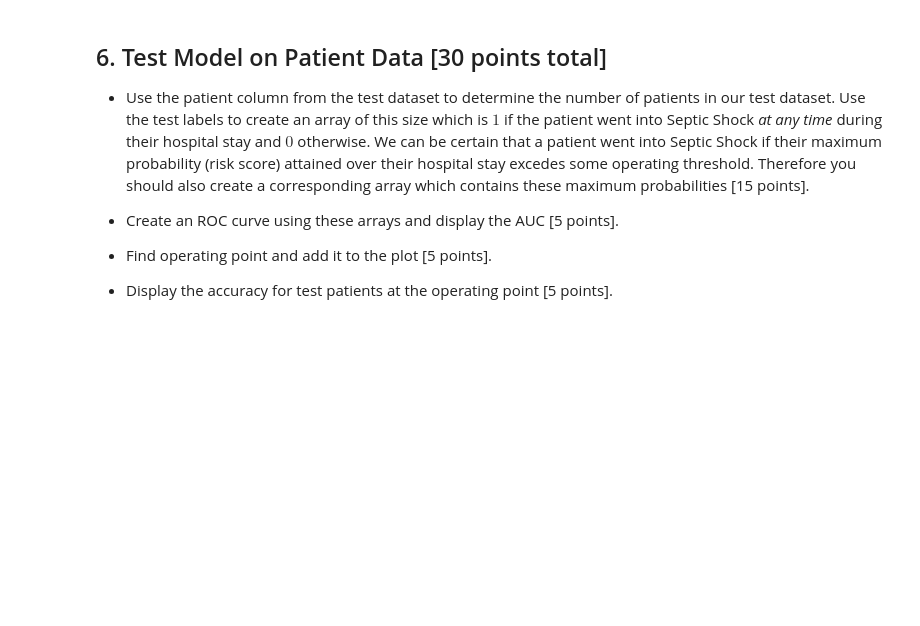
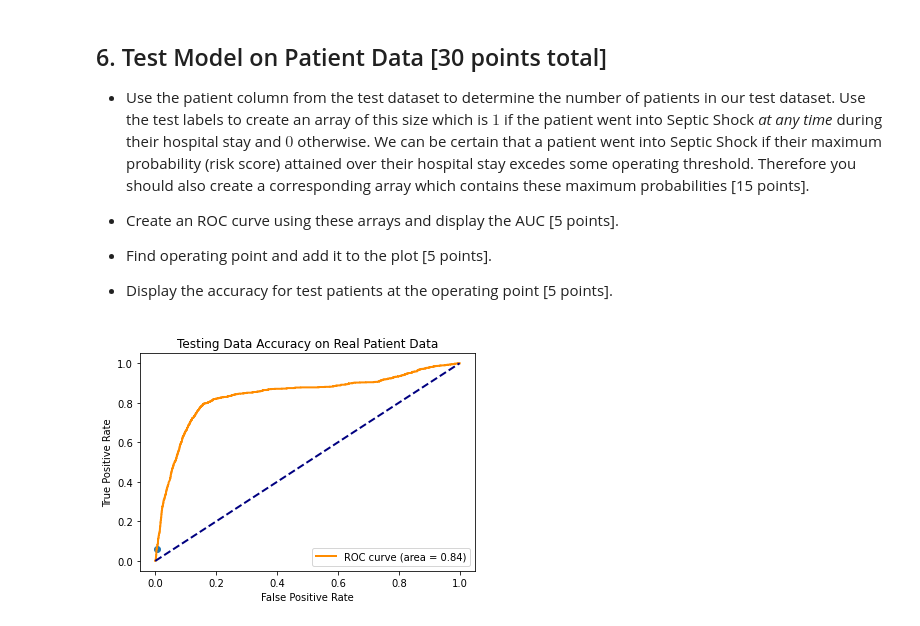
Before and after one commit to pdijour/Septic_Shock, a Jupyter notebook: lab3.ipynb, the cells around one changed output. Cells and saved outputs as stored; diff of their text form; code cells hidden in the pictures; blank space fills up the shorter version.

```diff
--- a/lab3.ipynb
+++ b/lab3.ipynb
@@ -103,0 +258,68 @@ Write your code here
+# %%
+patientsCol = testdata['patient'].values # Patients column from test dataset
+
+"""
+Write your code here
+"""
+# take all unique values from patient column
+# find indices of the unique values, put into a list
+# probability = predict_proba(x_test) at those indices
+# ytest at those indices
+# Get ROC and AUC from ytest and probability
+
+patients_idx = []
+patients = np.unique(patientsCol)
+# for i in patients:
+#   # patients_idx.append(np.where(patientsCol == i))
+#   patients_idx.append(patientsCol.tolist().index(i))
+
+ytest_pt = []
+ypred_max = []
+
+ypred = model.predict_proba(Xtest)[:,1]
+
+for i in patients:
+  # find time indices for each unique patient
+  indices = np.where(patientsCol == i)
+  # for each pt, find if they went into septic shock during hospital stay
+  patient = ytest[indices]
+  if patient.max() == 1:
+    ytest_pt.append(1)
+  else:
+    ytest_pt.append(0)
+
+  # for each pt, find max risk score
+  ypred_idx = ypred[indices]
+  ypred_max.append(ypred_idx.max())
+
+# calculate ROC curve
+fpr, tpr, thresholds = roc_curve(ytest_pt, ypred_max)
+
+# Calculate AUC score
+auc_score = auc(fpr, tpr)
+
+# Calculate Operating Point
+max_operating_pt = 0
+for i in range(len(fpr)):
+  proportion = tpr[i]/fpr[i]
+  if proportion > max_operating_pt:
+    max_operating_pt = proportion
+    max_fpr = fpr[i]
+    max_tpr = tpr[i]
+
+# plot
+plt.figure()
+lw = 2
+plt.plot(fpr, tpr, color='darkorange',
+         lw=lw, label='ROC curve (area = %0.2f)' % auc_score)
+plt.plot([0, 1], [0, 1], color='navy', lw=lw, linestyle='--')
+plt.scatter(max_fpr, max_tpr)
+plt.xlim([-0.05, 1.05])
+plt.ylim([-0.05, 1.05])
+plt.xlabel('False Positive Rate')
+plt.ylabel('True Positive Rate')
+plt.title('Testing Data Accuracy on Real Patient Data')
+plt.legend(loc="lower right")
+plt.show()
+# %% [output]
+[figure, added]
```
Also changed, not shown: parts of 13 cells of this notebook.
